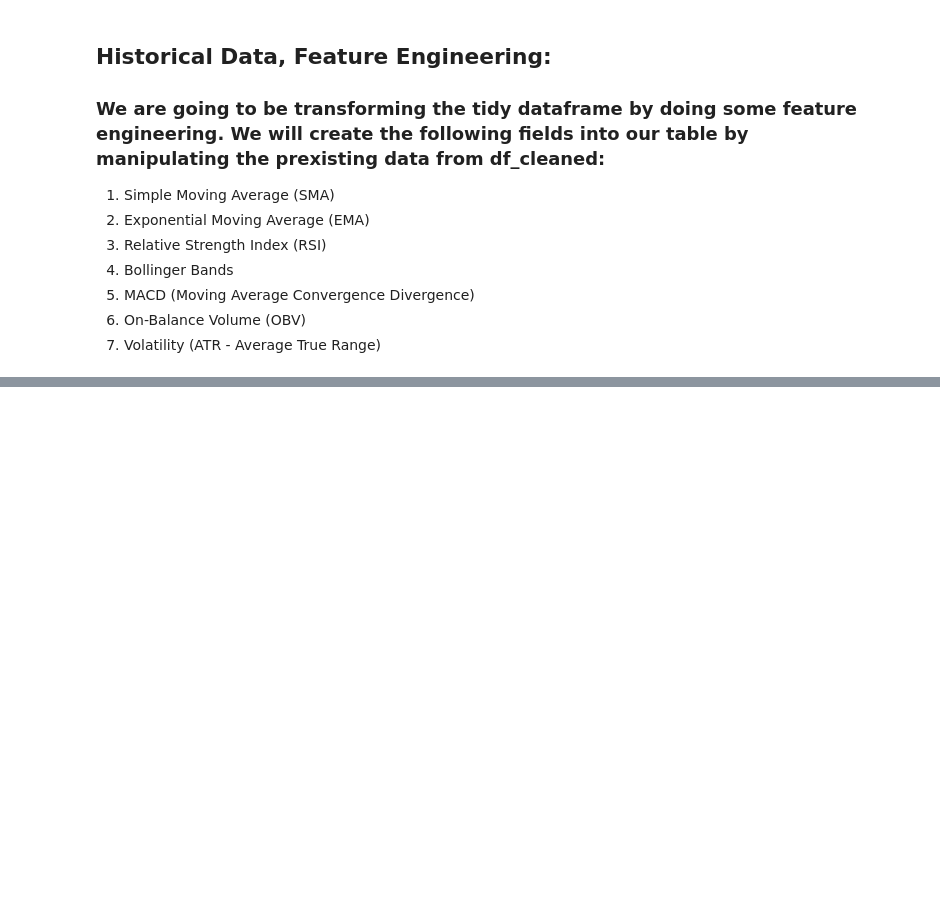
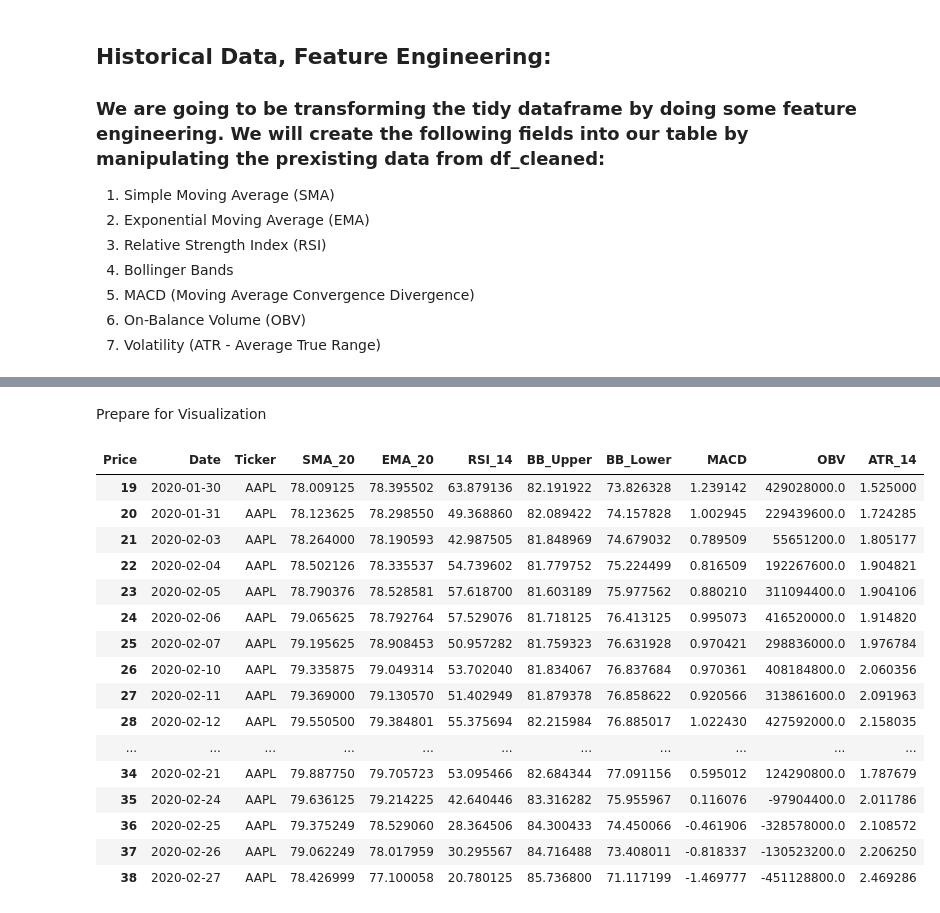
Before and after one commit to HaseemArshad/Stock-Market-Prediction-Model, a Jupyter notebook: HistoricalData.ipynb, the cells around one changed output, grey strips where cells are left out. Drawn from its saved outputs; the diff is of its cells as text; code cells hidden in the pictures; blank space fills up the shorter version.

```diff
--- a/HistoricalData.ipynb
+++ b/HistoricalData.ipynb
@@ -281,0 +282,42 @@ display(df_transformed.sample(10))  # Show random rows
+# %% [markdown]
+Prepare for Visualization
+# %%
+#handle NaNs
+df_transformed = df_transformed.dropna(subset=['SMA_20', 'RSI_14', 'ATR_14'])
+
+#alignment
+df_transformed['Date'] = pd.to_datetime(df_transformed['Date'])
+df_transformed['Ticker'] = df_transformed['Ticker'].astype('category')
+
+#normalization
+df_transformed['Close_Normalized'] = df_transformed.groupby('Ticker')['Close'].transform(
+    lambda x: (x - x.min()) / (x.max() - x.min())
+)
+
+#outliers
+# sns.boxplot(data=df_transformed, x='Ticker', y='Volume')
+
+#time-series alignment
+df_pivoted = df_transformed.pivot(index='Date', columns='Ticker', values='Close')
+df_pivoted = df_pivoted.ffill().bfill()  # Forward/backward fill missing dates
+
+
+display(df_transformed[['Date', 'Ticker', 'SMA_20', 'EMA_20', 'RSI_14', 'BB_Upper', 'BB_Lower', 'MACD','OBV','ATR_14']].head(n=20))
+# %% [output]
+| Price | Date | Ticker | SMA_20 | EMA_20 | RSI_14 | BB_Upper | BB_Lower | MACD | OBV | ATR_14 |
+| 19 | 2020-01-30 | AAPL | 78.009125 | 78.395502 | 63.879136 | 82.191922 | 73.826328 | 1.239142 | 429028000.0 | 1.525000 |
+| 20 | 2020-01-31 | AAPL | 78.123625 | 78.298550 | 49.368860 | 82.089422 | 74.157828 | 1.002945 | 229439600.0 | 1.724285 |
+| 21 | 2020-02-03 | AAPL | 78.264000 | 78.190593 | 42.987505 | 81.848969 | 74.679032 | 0.789509 | 55651200.0 | 1.805177 |
+| 22 | 2020-02-04 | AAPL | 78.502126 | 78.335537 | 54.739602 | 81.779752 | 75.224499 | 0.816509 | 192267600.0 | 1.904821 |
+| 23 | 2020-02-05 | AAPL | 78.790376 | 78.528581 | 57.618700 | 81.603189 | 75.977562 | 0.880210 | 311094400.0 | 1.904106 |
+| 24 | 2020-02-06 | AAPL | 79.065625 | 78.792764 | 57.529076 | 81.718125 | 76.413125 | 0.995073 | 416520000.0 | 1.914820 |
+| 25 | 2020-02-07 | AAPL | 79.195625 | 78.908453 | 50.957282 | 81.759323 | 76.631928 | 0.970421 | 298836000.0 | 1.976784 |
+| 26 | 2020-02-10 | AAPL | 79.335875 | 79.049314 | 53.702040 | 81.834067 | 76.837684 | 0.970361 | 408184800.0 | 2.060356 |
+| 27 | 2020-02-11 | AAPL | 79.369000 | 79.130570 | 51.402949 | 81.879378 | 76.858622 | 0.920566 | 313861600.0 | 2.091963 |
+| 28 | 2020-02-12 | AAPL | 79.550500 | 79.384801 | 55.375694 | 82.215984 | 76.885017 | 1.022430 | 427592000.0 | 2.158035 |
+| ... | ... | ... | ... | ... | ... | ... | ... | ... | ... | ... |
+| 34 | 2020-02-21 | AAPL | 79.887750 | 79.705723 | 53.095466 | 82.684344 | 77.091156 | 0.595012 | 124290800.0 | 1.787679 |
+| 35 | 2020-02-24 | AAPL | 79.636125 | 79.214225 | 42.640446 | 83.316282 | 75.955967 | 0.116076 | -97904400.0 | 2.011786 |
+| 36 | 2020-02-25 | AAPL | 79.375249 | 78.529060 | 28.364506 | 84.300433 | 74.450066 | -0.461906 | -328578000.0 | 2.108572 |
+| 37 | 2020-02-26 | AAPL | 79.062249 | 78.017959 | 30.295567 | 84.716488 | 73.408011 | -0.818337 | -130523200.0 | 2.206250 |
+| 38 | 2020-02-27 | AAPL | 78.426999 | 77.100058 | 20.780125 | 85.736800 | 71.117199 | -1.469777 | -451128800.0 | 2.469286 |
```
Also changed, not shown: parts of 6 cells of this notebook.
